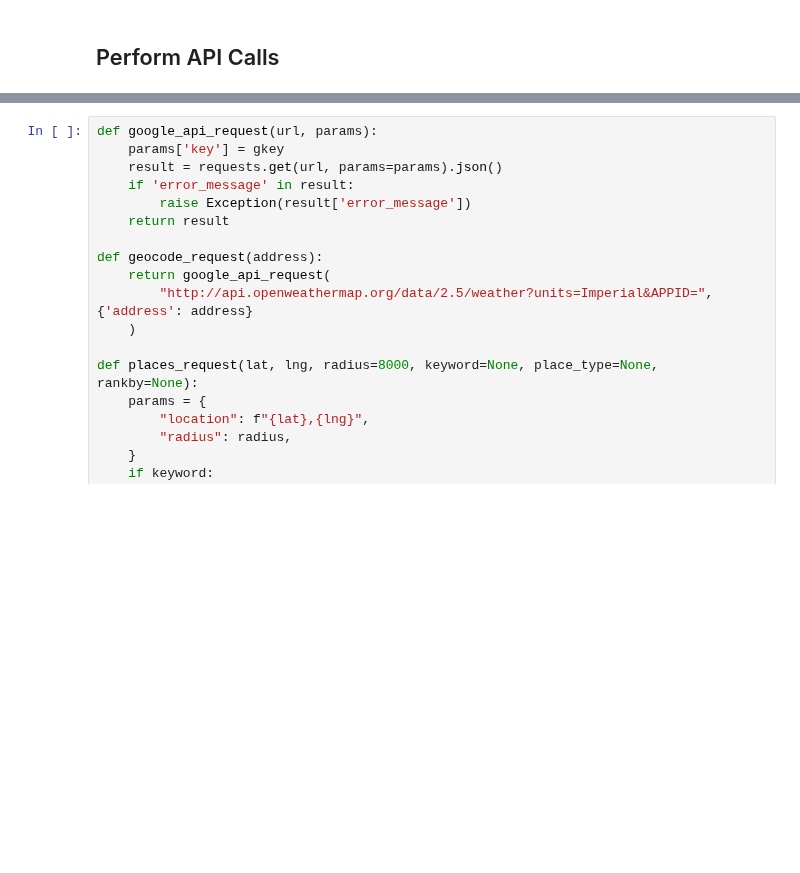
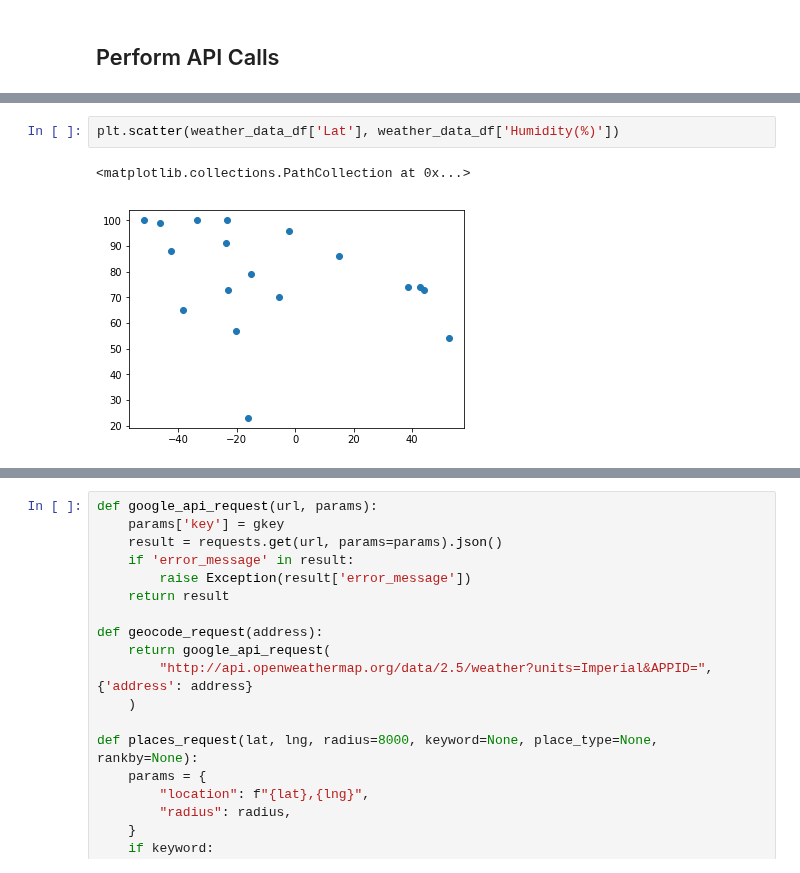
Before and after one commit to MadhukaraBS/BootCamp, a Jupyter notebook: 06-Python-APIs/Instructions/WeatherPy.ipynb, the cells around one changed output, grey strips where cells are left out. Cells and saved outputs as stored; diff of their text form; blank space fills up the shorter version.

```diff
--- a/06-Python-APIs/Instructions/WeatherPy.ipynb
+++ b/06-Python-APIs/Instructions/WeatherPy.ipynb
@@ -125,0 +142,5 @@ Weather found for city 20 husavik
+# %%
+plt.scatter(weather_data_df['Lat'], weather_data_df['Humidity(%)'])
+# %% [output]
+<matplotlib.collections.PathCollection at 0x...>
+[figure, added]
```
Also changed, not shown: parts of 7 cells of this notebook.
